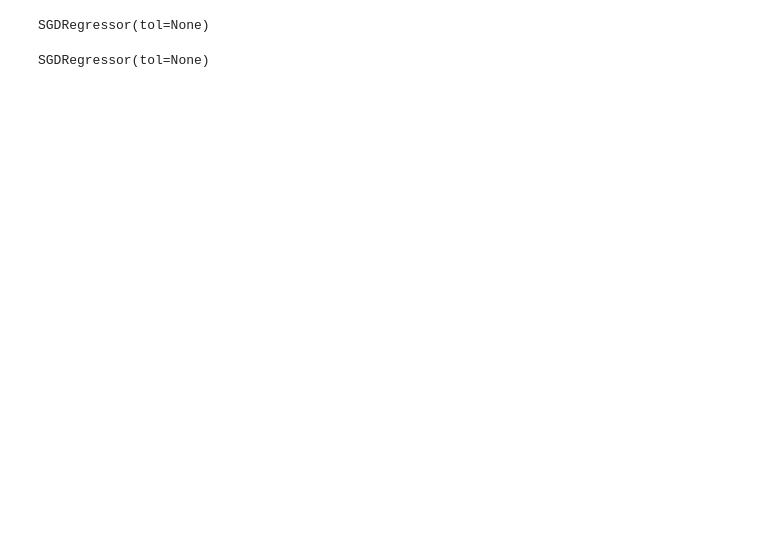
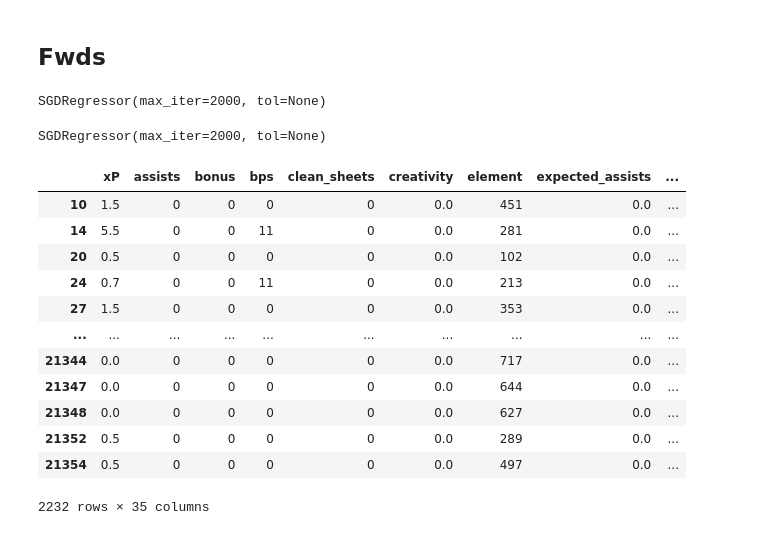
Before and after one commit to m-mukund/AI-Powered-Fantasy-Premier-League-Optimization-Platform, a Jupyter notebook: FPL_predictor.ipynb, the cells around one changed output. Drawn from its saved outputs; the diff is of its cells as text; code cells hidden in the pictures; blank space fills up the shorter version.

```diff
--- a/FPL_predictor.ipynb
+++ b/FPL_predictor.ipynb
@@ -101,6 +140,3 @@ x_gks
-# %%
-X_train_gks, X_test_gks, y_train_gks, y_test_gks = train_test_split(
-  x_gks, y_gks, random_state=104,test_size=0.2, shuffle=False)
 # %%
 from sklearn.linear_model import LinearRegression
 # %%
@@ -146,0 +204,2 @@ Text(0.5, 0, 'Experimental LogS')
+# %% [markdown]
+## Fwds
@@ -147,11 +208,11 @@ Text(0.5, 0, 'Experimental LogS')
 # %%
 from sklearn.linear_model import SGDRegressor
 # %%
-model = SGDRegressor(max_iter=1000, tol=None)
+model = SGDRegressor(max_iter=2000, tol=None)
 # %%
 model.partial_fit(X_train_gks, y_train_gks)
 # %% [output]
-SGDRegressor(tol=None)
+SGDRegressor(max_iter=2000, tol=None)
 # %%
 # URL of the CSV file (example)
 url = "https://raw.githubusercontent.com/vaastav/Fantasy-Premier-League/master/data/2022-23/gws/merged_gw.csv"
@@ -179,6 +240,22 @@ X_train_gks, X_test_gks, y_train_gks, y_test_gks = train_test_split(
 # %%
 model.partial_fit(X_train_gks, y_train_gks)
 # %% [output]
-SGDRegressor(tol=None)
+SGDRegressor(max_iter=2000, tol=None)
+# %%
+X_train_gks
+# %% [output]
+|  | xP | assists | bonus | bps | clean_sheets | creativity | element | expected_assists | ... |
+| 10 | 1.5 | 0 | 0 | 0 | 0 | 0.0 | 451 | 0.0 | ... |
+| 14 | 5.5 | 0 | 0 | 11 | 0 | 0.0 | 281 | 0.0 | ... |
+| 20 | 0.5 | 0 | 0 | 0 | 0 | 0.0 | 102 | 0.0 | ... |
+| 24 | 0.7 | 0 | 0 | 11 | 0 | 0.0 | 213 | 0.0 | ... |
+| 27 | 1.5 | 0 | 0 | 0 | 0 | 0.0 | 353 | 0.0 | ... |
+| ... | ... | ... | ... | ... | ... | ... | ... | ... | ... |
+| 21344 | 0.0 | 0 | 0 | 0 | 0 | 0.0 | 717 | 0.0 | ... |
+| 21347 | 0.0 | 0 | 0 | 0 | 0 | 0.0 | 644 | 0.0 | ... |
+| 21348 | 0.0 | 0 | 0 | 0 | 0 | 0.0 | 627 | 0.0 | ... |
+| 21352 | 0.5 | 0 | 0 | 0 | 0 | 0.0 | 289 | 0.0 | ... |
+| 21354 | 0.5 | 0 | 0 | 0 | 0 | 0.0 | 497 | 0.0 | ... |
+2232 rows × 35 columns
 # %%
 y_pred = model.predict(X_test_gks)
```
Also changed, not shown: parts of 26 cells of this notebook.
